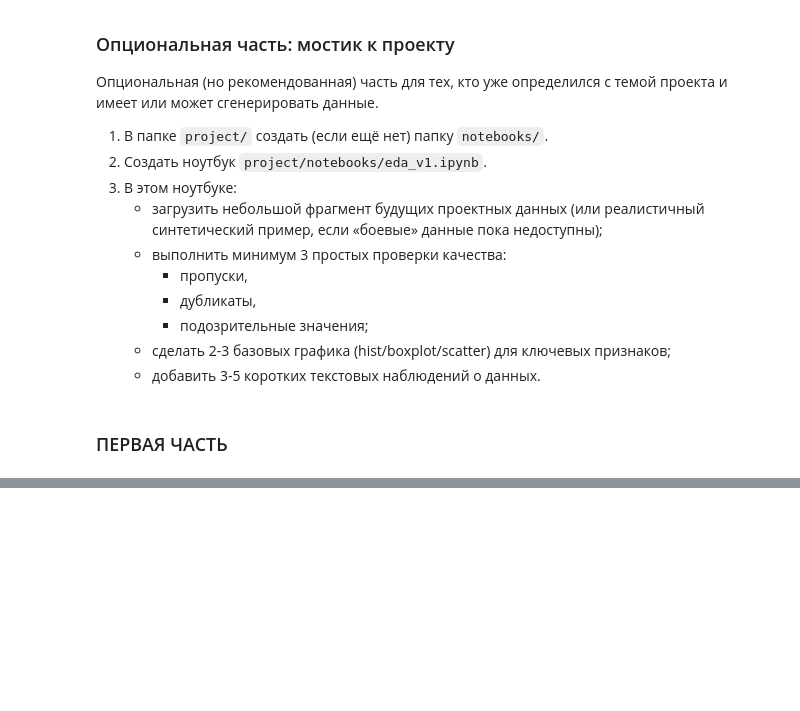
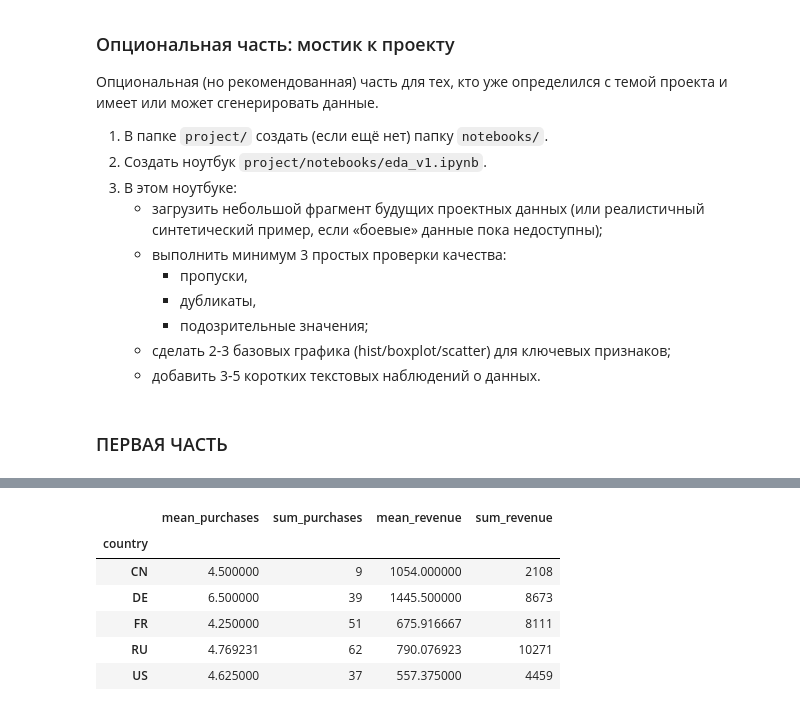
Before and after one commit to Allureeee/allure-aie-lab, a Jupyter notebook: homeworks/HW02/HW02.ipynb, the cells around one changed output, grey strips where cells are left out. Saved outputs shown, nothing was run; the diff lists cells and outputs as text; code cells hidden in the pictures; blank space fills up the shorter version.

```diff
--- a/homeworks/HW02/HW02.ipynb
+++ b/homeworks/HW02/HW02.ipynb
@@ -86,0 +257,21 @@ ModuleNotFoundError: No module named 'pandas'
+# %%
+#Группировка с агрегатами groupby по странам
+by_c = (
+    data
+    .groupby("country")[["purchases", "revenue"]]       #группировка строк по столбцам
+    .agg(                                               #Имена столбцов с функциями: среднее значение(mean) и сумма(sum)
+        mean_purchases=("purchases", "mean"),
+        sum_purchases=("purchases", "sum"),
+        mean_revenue=("revenue", "mean"),
+        sum_revenue=("revenue", "sum"),
+    )
+)
+by_c
+# %% [output]
+|  | mean_purchases | sum_purchases | mean_revenue | sum_revenue |
+| country |  |  |  |  |
+| CN | 4.500000 | 9 | 1054.000000 | 2108 |
+| DE | 6.500000 | 39 | 1445.500000 | 8673 |
+| FR | 4.250000 | 51 | 675.916667 | 8111 |
+| RU | 4.769231 | 62 | 790.076923 | 10271 |
+| US | 4.625000 | 37 | 557.375000 | 4459 |
```
Also changed, not shown: parts of 24 cells of this notebook, 3 other files.
